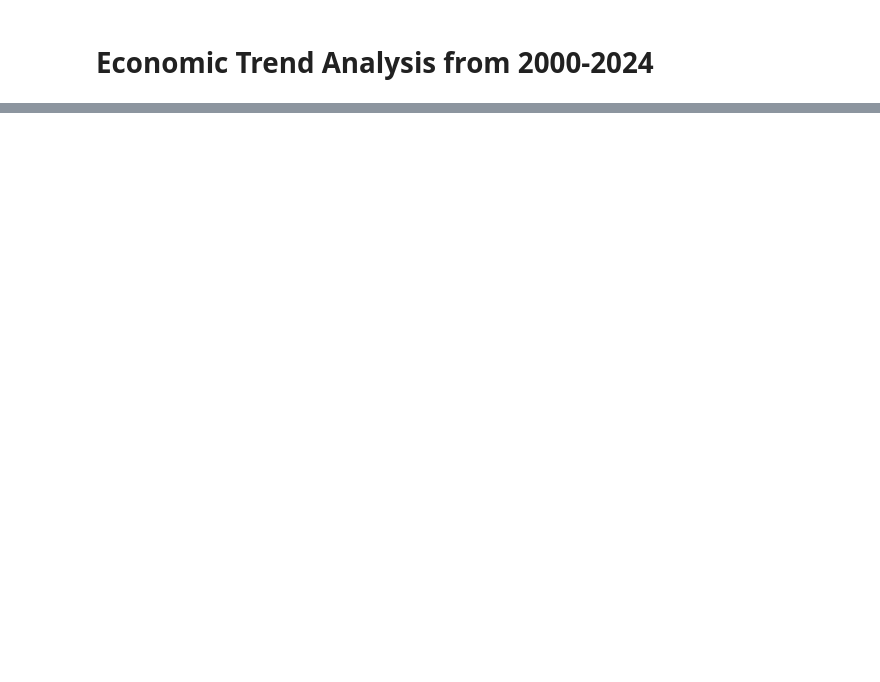
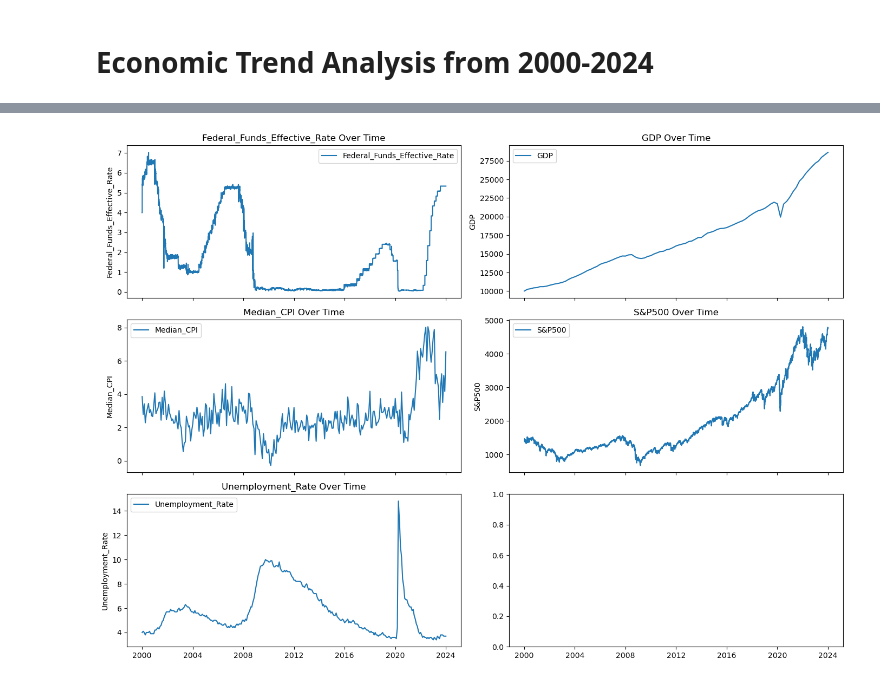
Before and after one commit to Akemp787/Economic_Trend_Analysis, a Jupyter notebook: Economic Trend Analysis 2000-2024.ipynb, the cells around one changed output, grey strips where cells are left out. Cells and saved outputs as stored; diff of their text form; code cells hidden in the pictures; blank space fills up the shorter version.

```diff
--- a/Economic Trend Analysis 2000-2024.ipynb
+++ b/Economic Trend Analysis 2000-2024.ipynb
@@ -106,0 +135,9 @@ All cleaned files have been saved successfully to the Resources folder!
+# %%
+# Define output path for saving cleaned files
+output_folder = r"C:\Users\AKKem\OneDrive\Desktop\Data Analysis Modules\Projects\Economic_Trend_Analysis\Resources"
+
+# Save each cleaned DataFrame to a CSV file
+for name, df in datasets.items():
+    cleaned_file_path = f"{output_folder}\\{name}_cleaned.csv"
+    df.to_csv(cleaned_file_path, index=False)  # Save without the index column for a cleaner file
+    print(f"Saved cleaned data for {name} to {cleaned_file_path}")
@@ -106,0 +152,5 @@ All cleaned files have been saved successfully to the Resources folder!
+# %%
+# Displaying summary statistics for each dataset
+for name, df in datasets.items():
+    print(f"\nSummary Statistics for {name}:\n")
+    print(df.describe())
@@ -106,0 +175,27 @@ All cleaned files have been saved successfully to the Resources folder!
+# %%
+import matplotlib.pyplot as plt
+
+# Line plots for each key indicator over time
+fig, axes = plt.subplots(3, 2, figsize=(14, 10), sharex=True)
+
+# Dictionary to match each dataset to a subplot axis
+plot_mapping = {
+    "Federal_Funds_Effective_Rate": axes[0, 0],
+    "GDP": axes[0, 1],
+    "Median_CPI": axes[1, 0],
+    "S&P500": axes[1, 1],
+    "Unemployment_Rate": axes[2, 0]
+}
+
+for name, ax in plot_mapping.items():
+    df = datasets[name]
+    if 'DATE' in df.columns:
+        ax.plot(df['DATE'], df.iloc[:, 1], label=name)
+        ax.set_title(f"{name} Over Time")
+        ax.set_ylabel(name)
+        ax.legend()
+
+plt.tight_layout()
+plt.show()
+# %% [output]
+[figure, added]
```
Also changed, not shown: parts of 29 cells of this notebook, 5 other files.
